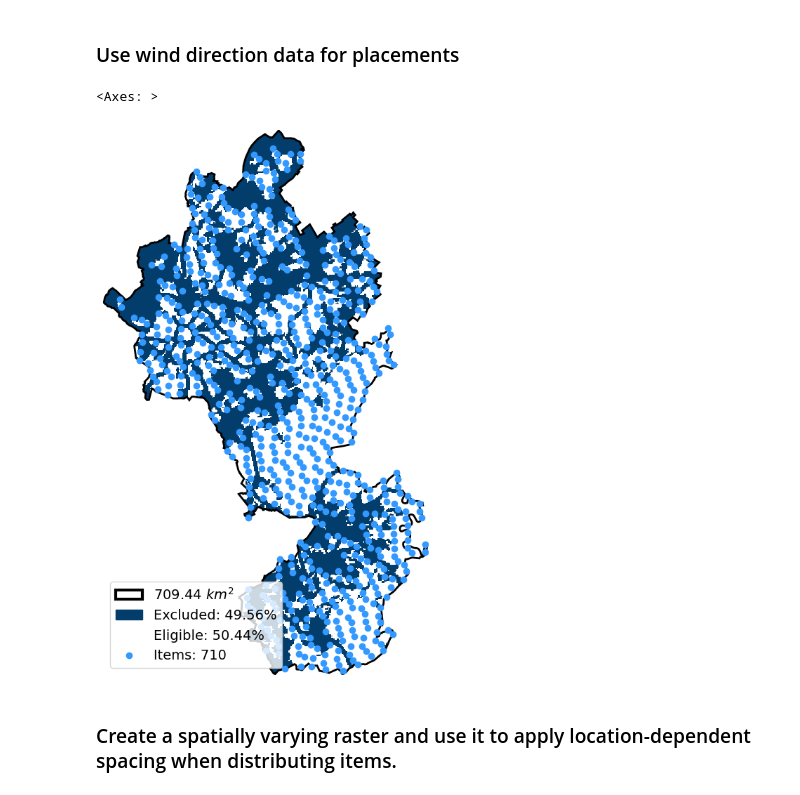
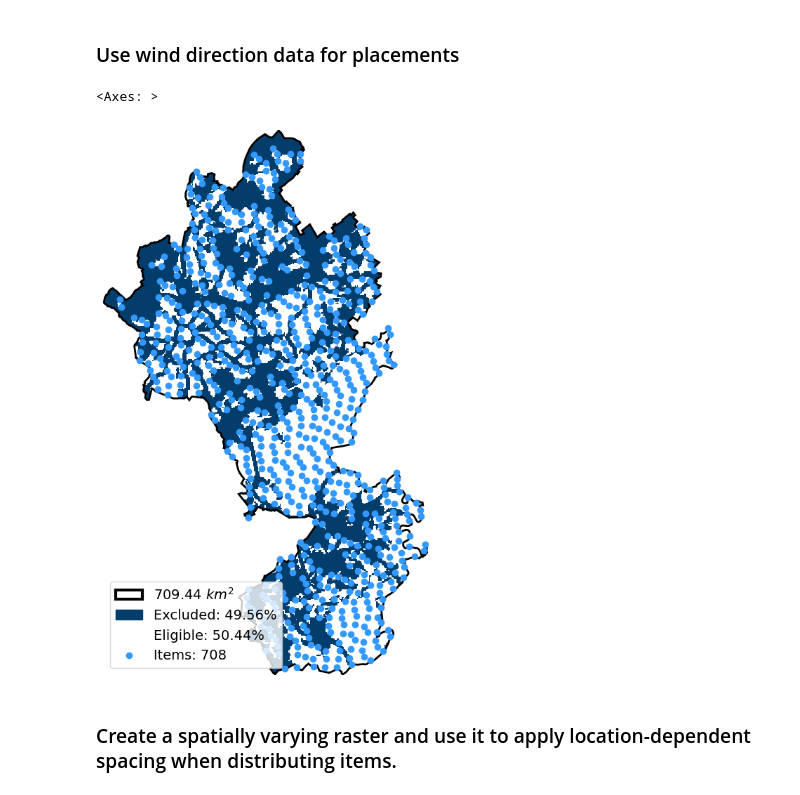
Before and after one commit to FZJ-IEK3-VSA/glaes, a Jupyter notebook: Examples/01_Placement_algorithm.ipynb, the cells around one changed output. Cells and saved outputs as stored; diff of their text form; code cells hidden in the pictures.

```diff
--- a/Examples/01_Placement_algorithm_new.ipynb
+++ b/Examples/01_Placement_algorithm.ipynb
@@ -115,13 +114,13 @@ print(ec.itemCoords[:5])
 # %%
 ec.distributeItems(
     (1400, 600),
-    axialDirection=r"data/ERA5_wind_direction_100m_mean.tiff",
+    axialDirection=r"data/ERA5_wind_direction_100m_mean_Aachen.tif",
     outputSRS=gk.srs.EPSG4326 )
 
 ec.draw()
 # %% [output]
 <Axes: >
-[figure, old version]
+[figure, new version]
 # %% [markdown]
 ### Create a spatially varying raster and use it to apply location-dependent spacing when distributing items.
 # %%
```
Also changed, not shown: parts of 8 cells of this notebook, 7 other files.
